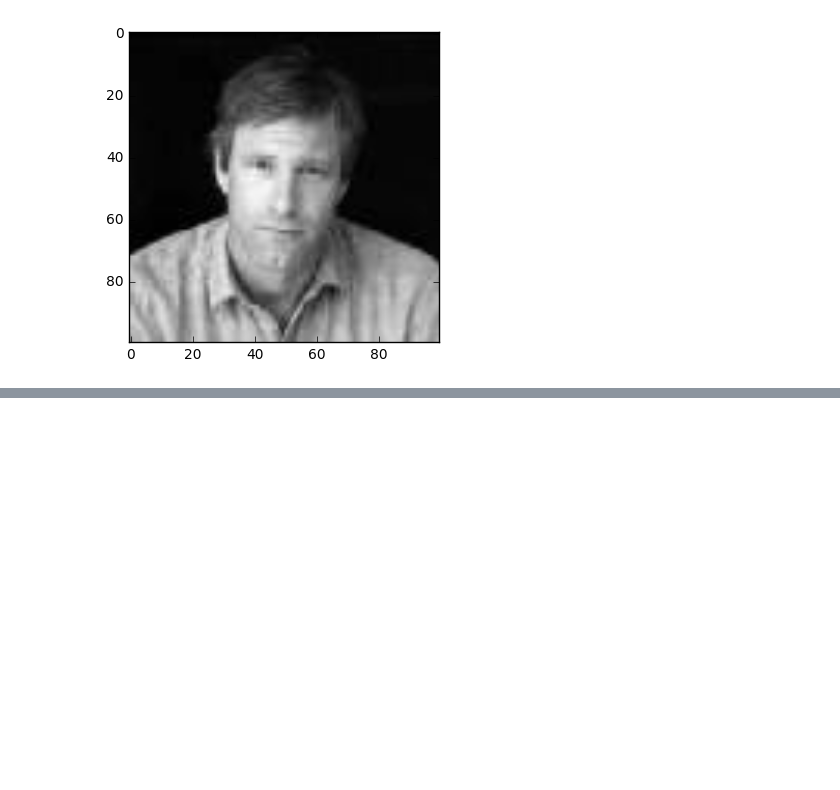
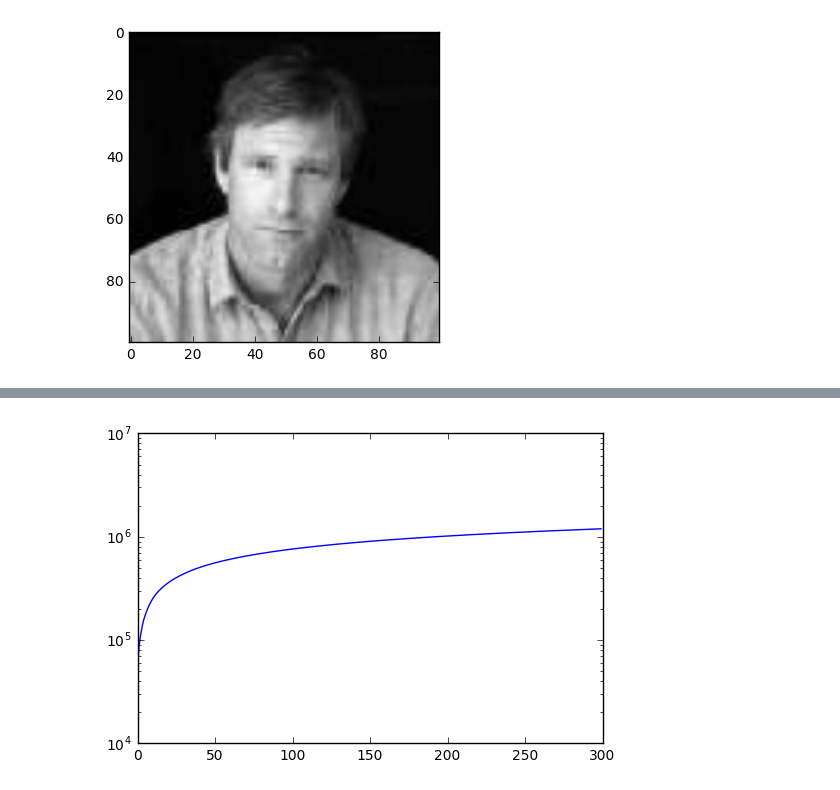
Before and after one commit to omarch7/Machine-Learning-with-Spark, a Jupyter notebook: Visualizing Data.ipynb, the cells around one changed output, grey strips where cells are left out. Cells and saved outputs as stored; diff of their text form; code cells hidden in the pictures; blank space fills up the shorter version.

```diff
--- a/Visualizing Face Data.ipynb
+++ b/Visualizing Data.ipynb
@@ -17,0 +50,6 @@ plt.show()
+# %%
+plt.plot(np.cumsum(s))
+plt.yscale('log')
+plt.show()
+# %% [output]
+[figure, added]
```
Also changed, not shown: parts of 4 cells of this notebook, 1 other file.
